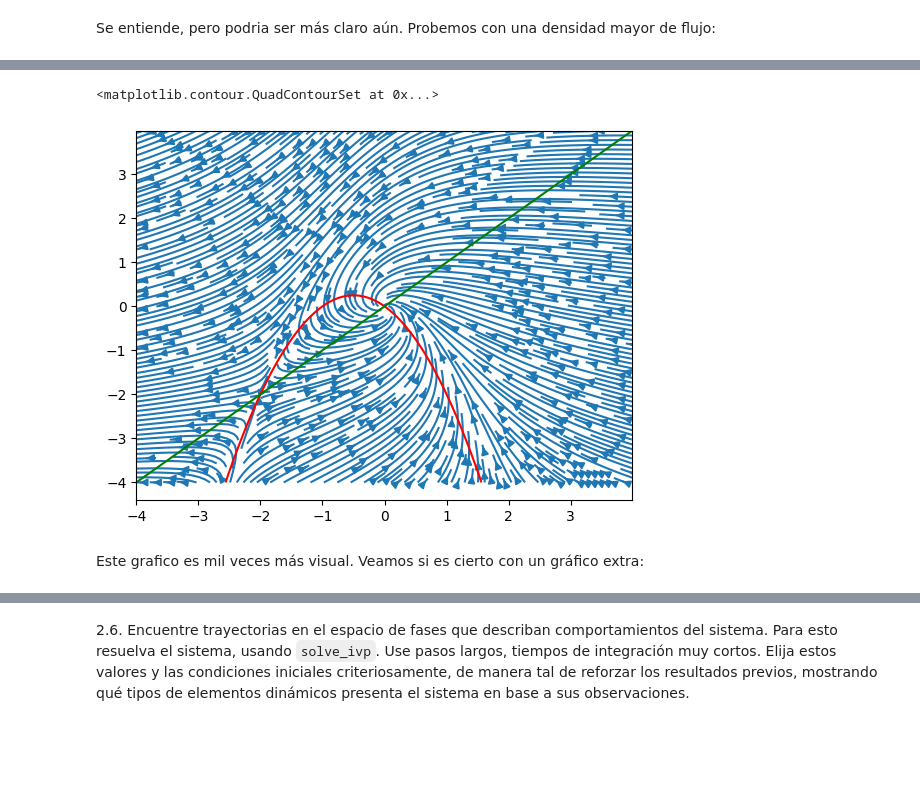
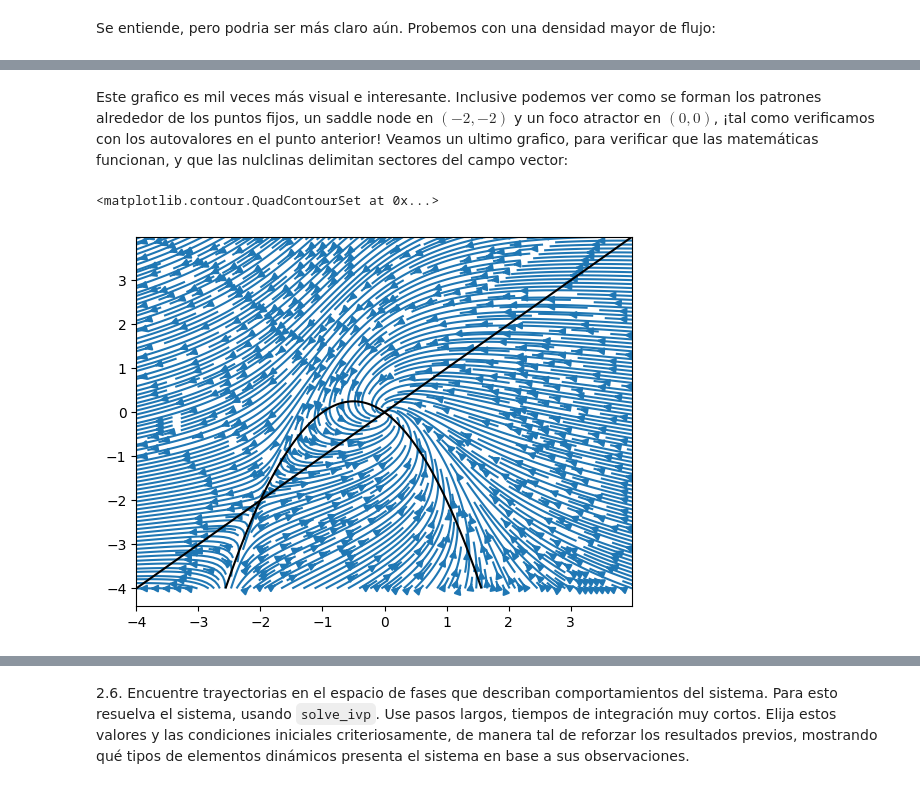
Before and after one commit to lmendezayl/modelado-continuo, a Jupyter notebook: trabajos-practicos/TP1IMC2025_MENDEZ_STANGALINI_DRELEWICZ.ipynb, the cells around one changed output, grey strips where cells are left out. Saved outputs shown, nothing was run; the diff lists cells and outputs as text; code cells hidden in the pictures; blank space fills up the shorter version.

```diff
--- a/trabajos-practicos/TP1IMC2025_MENDEZ_STANGALINI_DRELEWICZ.ipynb
+++ b/trabajos-practicos/TP1IMC2025_MENDEZ_STANGALINI_DRELEWICZ.ipynb
@@ -310,9 +365,11 @@ Se entiende, pero podria ser más claro aún. Probemos con una densidad mayor de
+# %% [markdown]
+Este grafico es mil veces más visual e interesante. Inclusive podemos ver como se forman los patrones alrededor de los puntos fijos, un saddle node en $(-2,-2)$ y un foco atractor en $(0,0)$, ¡tal como verificamos con los autovalores en el punto anterior! Veamos un ultimo grafico, para verificar que las matemáticas funcionan, y que las nulclinas delimitan sectores del campo vector:
 # %%
-plt.streamplot(x, y, DFx, DFy, density=2.5, minlength=.01) # Cambiamos density a 2.5, minlenght=.01
-plt.contour(x, y, DFx, levels=[0], colors=['r'])
-plt.contour(x, y, DFy, levels=[0], colors=['g'])
+plt.streamplot(x, y, DFx, DFy, density=3, minlength=0.01)
+
+# Agregamos nulclinas
+plt.contour(x, y, DFx, levels=[0], colors=['black'])
+plt.contour(x, y, DFy, levels=[0], colors=['black'])
 # %% [output]
 <matplotlib.contour.QuadContourSet at 0x...>
-[figure, old version]
+[figure, new version]
-# %% [markdown]
-Este grafico es mil veces más visual. Veamos si es cierto con un gráfico extra:
```
Also changed, not shown: parts of 20 cells of this notebook.
